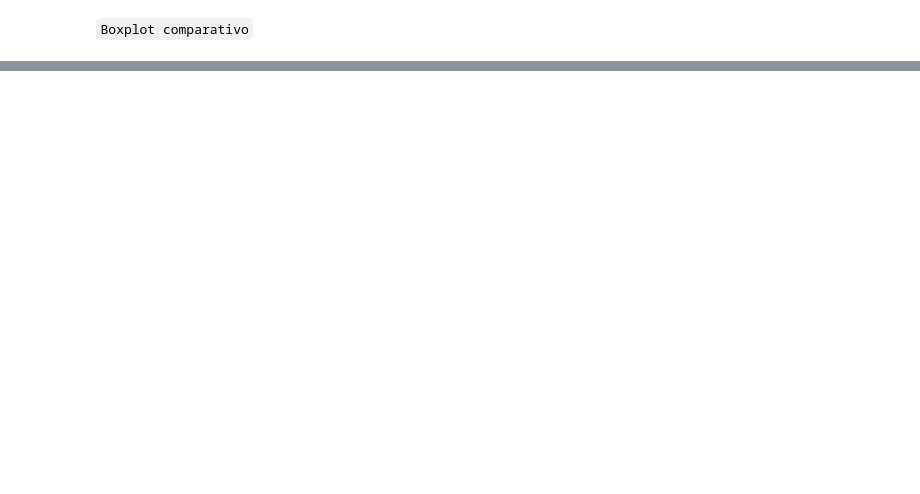
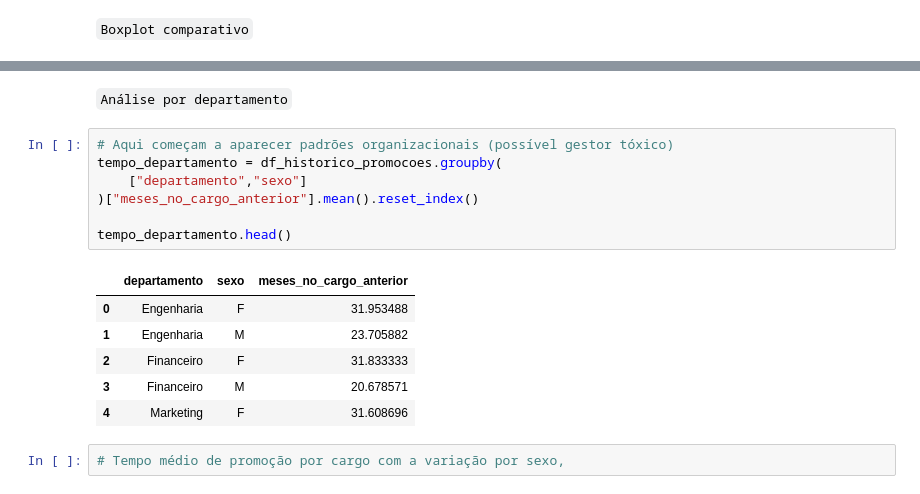
Before and after one commit to marciacastro03/projeto_07-Dossi-Exodus-Crise-de-Talentos_-CDT13, a Jupyter notebook: etl_historico_promocoes.ipynb, the cells around one changed output, grey strips where cells are left out. Saved outputs shown, nothing was run; the diff lists cells and outputs as text; blank space fills up the shorter version.

```diff
--- a/etl_historico_promocoes.ipynb
+++ b/etl_historico_promocoes.ipynb
@@ -79,0 +132,18 @@ tempo_promocao
+# %% [markdown]
+`Análise por departamento`
+# %%
+# Aqui começam a aparecer padrões organizacionais (possível gestor tóxico)
+tempo_departamento = df_historico_promocoes.groupby(
+    ["departamento","sexo"]
+)["meses_no_cargo_anterior"].mean().reset_index()
+
+tempo_departamento.head()
+# %% [output]
+|  | departamento | sexo | meses_no_cargo_anterior |
+| 0 | Engenharia | F | 31.953488 |
+| 1 | Engenharia | M | 23.705882 |
+| 2 | Financeiro | F | 31.833333 |
+| 3 | Financeiro | M | 20.678571 |
+| 4 | Marketing | F | 31.608696 |
+# %%
+# Tempo médio de promoção por cargo com a variação por sexo,
```
Also changed, not shown: parts of 7 cells of this notebook.
